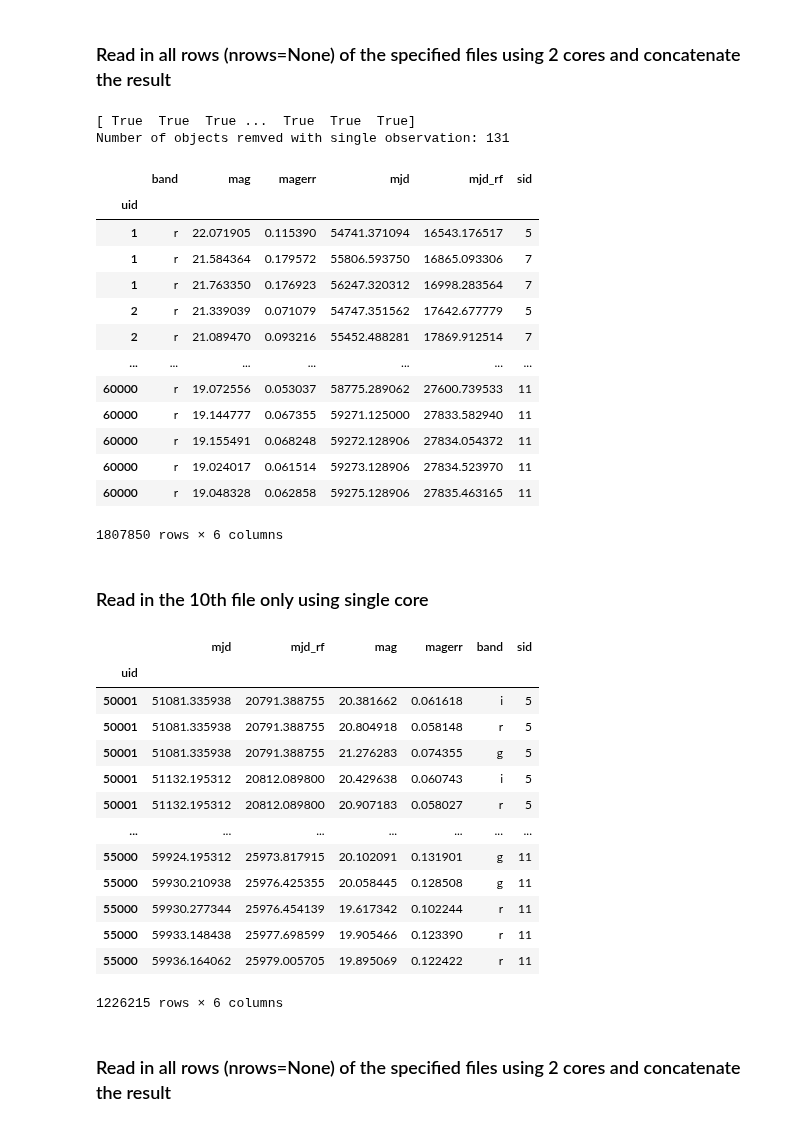
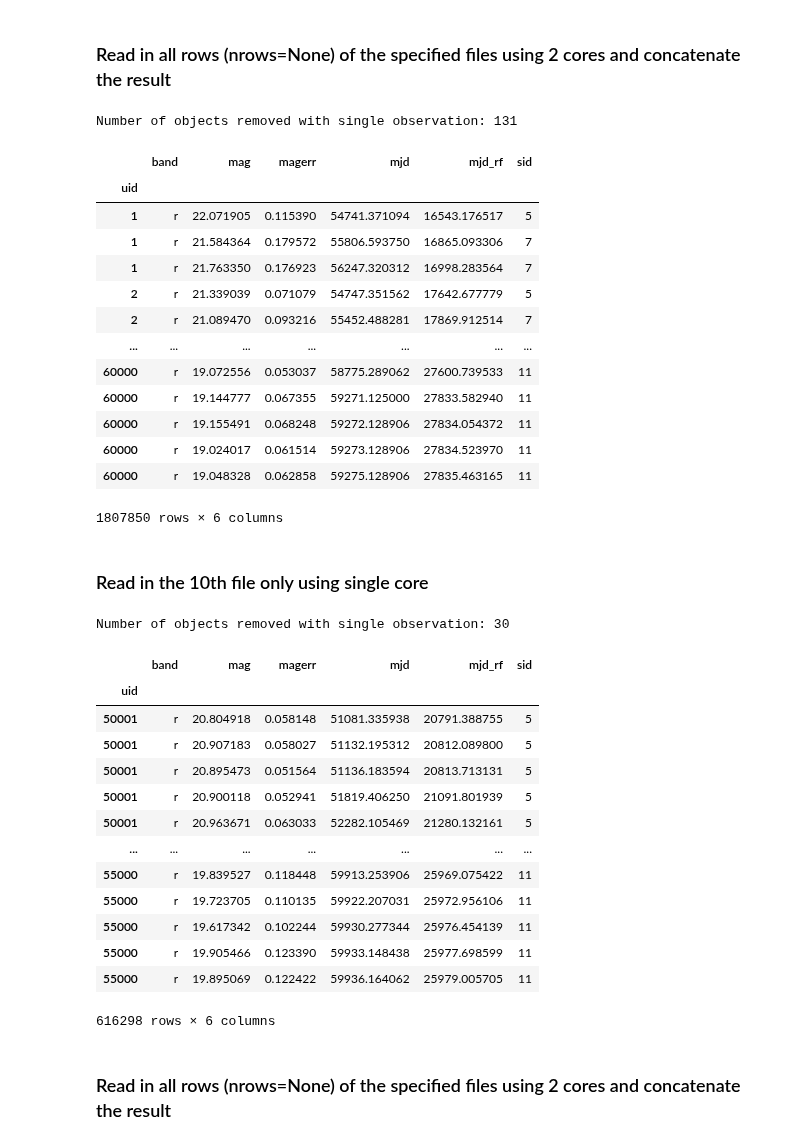
Before and after one commit to harry-rendell/7D-Q, a Jupyter notebook: notebooks/getting_started.ipynb, the cells around one changed output. Cells and saved outputs as stored; diff of their text form; code cells hidden in the pictures.

```diff
--- a/notebooks/getting_started.ipynb
+++ b/notebooks/getting_started.ipynb
@@ -36,11 +37,10 @@ dr.df
 # %% [markdown]
 ### Read in all rows (nrows=None) of the specified files using 2 cores and concatenate the result
 # %%
-dr.read_merged_photometry(ncores=2, multiproc=True, nrows=None, fnames=['lc_000000_005000.csv','lc_020001_025000.csv','lc_055001_060000.csv'])
+dr.read_merged_photometry(ncores=2, nrows=None, fnames=['lc_000000_005000.csv','lc_020001_025000.csv','lc_055001_060000.csv'])
 dr.df
 # %% [output]
-[ True  True  True ...  True  True  True]
-Number of objects remved with single observation: 131
+Number of objects removed with single observation: 131
 |  | band | mag | magerr | mjd | mjd_rf | sid |
 | uid |  |  |  |  |  |  |
 | 1 | r | 22.071905 | 0.115390 | 54741.371094 | 16543.176517 | 5 |
@@ -58,23 +58,24 @@ Number of objects remved with single observation: 131
 # %% [markdown]
 ### Read in the 10th file only using single core
 # %%
-dr.read_merged_photometry(multiproc=False, i=10)
+dr.read_merged_photometry(i=10)
 dr.df
 # %% [output]
+Number of objects removed with single observation: 30
-|  | mjd | mjd_rf | mag | magerr | band | sid |
+|  | band | mag | magerr | mjd | mjd_rf | sid |
 | uid |  |  |  |  |  |  |
-| 50001 | 51081.335938 | 20791.388755 | 20.381662 | 0.061618 | i | 5 |
-| 50001 | 51081.335938 | 20791.388755 | 20.804918 | 0.058148 | r | 5 |
-| 50001 | 51081.335938 | 20791.388755 | 21.276283 | 0.074355 | g | 5 |
-| 50001 | 51132.195312 | 20812.089800 | 20.429638 | 0.060743 | i | 5 |
-| 50001 | 51132.195312 | 20812.089800 | 20.907183 | 0.058027 | r | 5 |
+| 50001 | r | 20.804918 | 0.058148 | 51081.335938 | 20791.388755 | 5 |
+| 50001 | r | 20.907183 | 0.058027 | 51132.195312 | 20812.089800 | 5 |
+| 50001 | r | 20.895473 | 0.051564 | 51136.183594 | 20813.713131 | 5 |
+| 50001 | r | 20.900118 | 0.052941 | 51819.406250 | 21091.801939 | 5 |
+| 50001 | r | 20.963671 | 0.063033 | 52282.105469 | 21280.132161 | 5 |
 | ... | ... | ... | ... | ... | ... | ... |
-| 55000 | 59924.195312 | 25973.817915 | 20.102091 | 0.131901 | g | 11 |
-| 55000 | 59930.210938 | 25976.425355 | 20.058445 | 0.128508 | g | 11 |
-| 55000 | 59930.277344 | 25976.454139 | 19.617342 | 0.102244 | r | 11 |
-| 55000 | 59933.148438 | 25977.698599 | 19.905466 | 0.123390 | r | 11 |
-| 55000 | 59936.164062 | 25979.005705 | 19.895069 | 0.122422 | r | 11 |
+| 55000 | r | 19.839527 | 0.118448 | 59913.253906 | 25969.075422 | 11 |
+| 55000 | r | 19.723705 | 0.110135 | 59922.207031 | 25972.956106 | 11 |
+| 55000 | r | 19.617342 | 0.102244 | 59930.277344 | 25976.454139 | 11 |
+| 55000 | r | 19.905466 | 0.123390 | 59933.148438 | 25977.698599 | 11 |
+| 55000 | r | 19.895069 | 0.122422 | 59936.164062 | 25979.005705 | 11 |
-1226215 rows × 6 columns
+616298 rows × 6 columns
 # %% [markdown]
 ### Read in all rows (nrows=None) of the specified files using 2 cores and concatenate the result
 # %%
```
Also changed, not shown: parts of 3 cells of this notebook.
